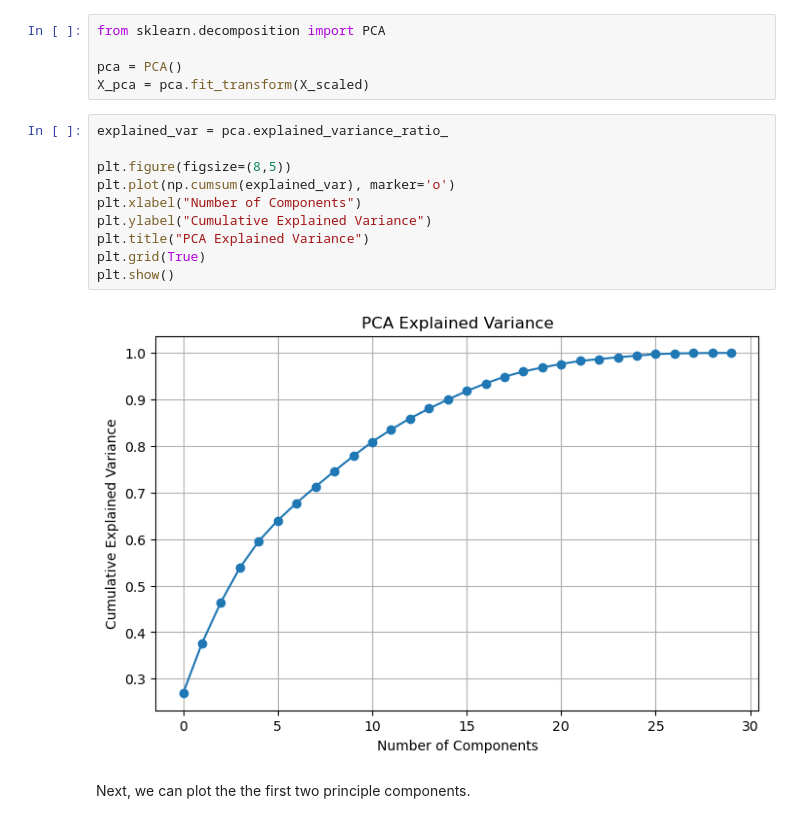
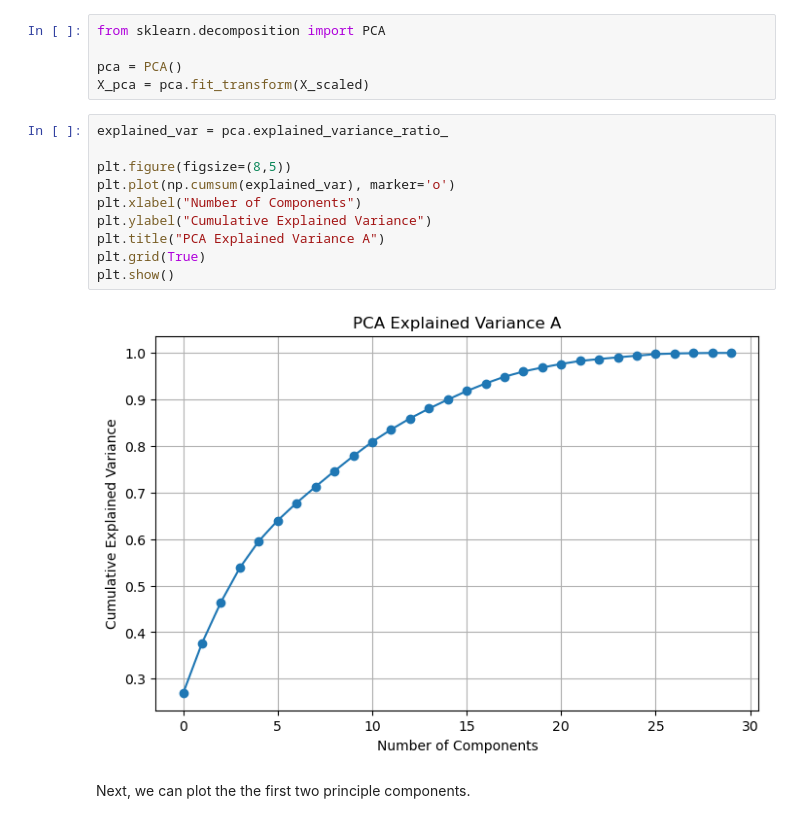
Before and after one commit to gebert98/CSCI4022Project, a Jupyter notebook: AnalysisA.ipynb, the cells around one changed output. Drawn from its saved outputs; the diff is of its cells as text.

```diff
--- a/AnalysisA.ipynb
+++ b/AnalysisA.ipynb
@@ -75,15 +75,15 @@ X_pca = pca.fit_transform(X_scaled)
 # %%
 explained_var = pca.explained_variance_ratio_
 
 plt.figure(figsize=(8,5))
 plt.plot(np.cumsum(explained_var), marker='o')
 plt.xlabel("Number of Components")
 plt.ylabel("Cumulative Explained Variance")
-plt.title("PCA Explained Variance")
+plt.title("PCA Explained Variance A")
 plt.grid(True)
 plt.show()
 # %% [output]
-[figure, old version]
+[figure, new version]
 # %% [markdown]
 Next, we can plot the the first two principle components.
 # %%
```
Also changed, not shown: parts of 4 cells of this notebook, 1 other file.
